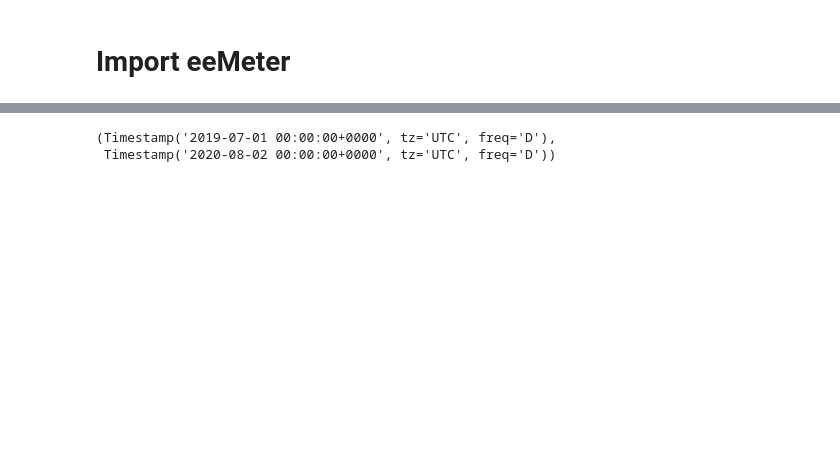
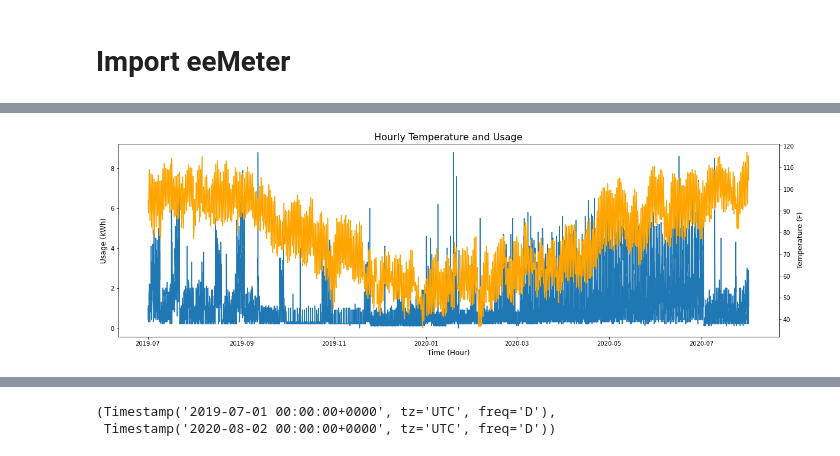
Before and after one commit to aadomingos/energyUsageInsights, a Jupyter notebook: tempNormalizedUsage.ipynb, the cells around one changed output, grey strips where cells are left out. Cells and saved outputs as stored; diff of their text form; code cells hidden in the pictures; blank space fills up the shorter version.

```diff
--- a/tempNormalizedUsage.ipynb
+++ b/tempNormalizedUsage.ipynb
@@ -248 +260,24 @@ import eemeter
+# %%
+# # visualizing energy and temperature usage
+# eemeter.plot_time_series(usageData_df, tempF, figsize=(16, 4))
+
+# create first y-axis for usage graph
+fig, ax1 = plt.subplots(figsize=(20,6))
+g = sns.lineplot(x=usageData_df.index, y='value', data=usageData_df, ax=ax1)
+
+# set the axis labels
+ax1.set_title('Hourly Temperature and Usage', fontsize=16)
+ax1.set_ylabel('Usage (kWh)', fontsize=12)
+ax1.set_xlabel('Time (Hour)', fontsize=12)
+
+# create a second y-axis for temperature graph
+color = 'orange'
+ax2 = ax1.twinx()
+ax2 = sns.lineplot(data=tempF, color=color)
+ax2.set_ylabel('Temperature (F)', fontsize=12)
+
+# show graph
+plt.show()
+# %% [output]
+[figure, added]
 # %%
```
Also changed, not shown: parts of 30 cells of this notebook.
